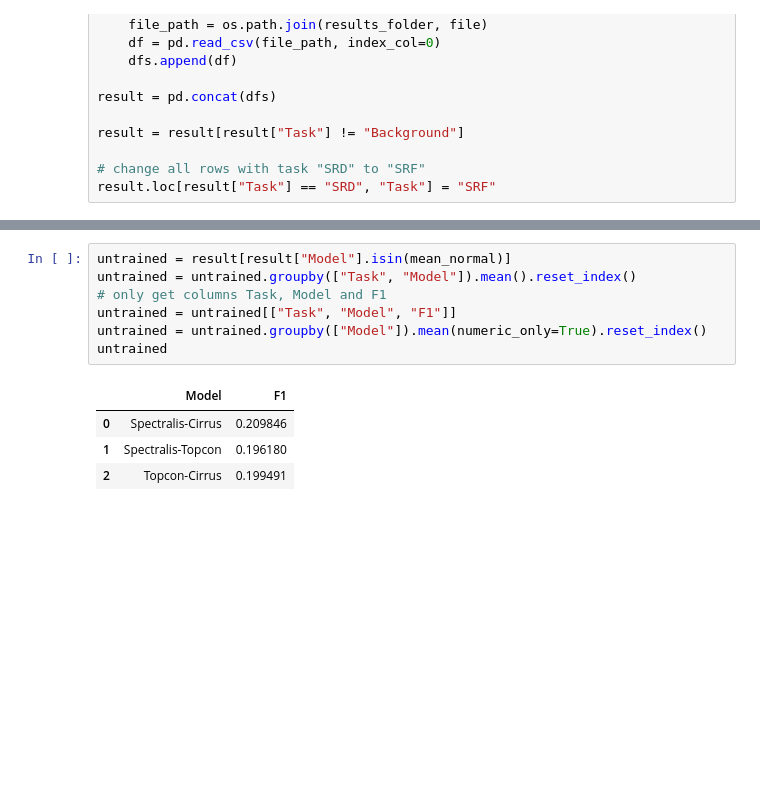
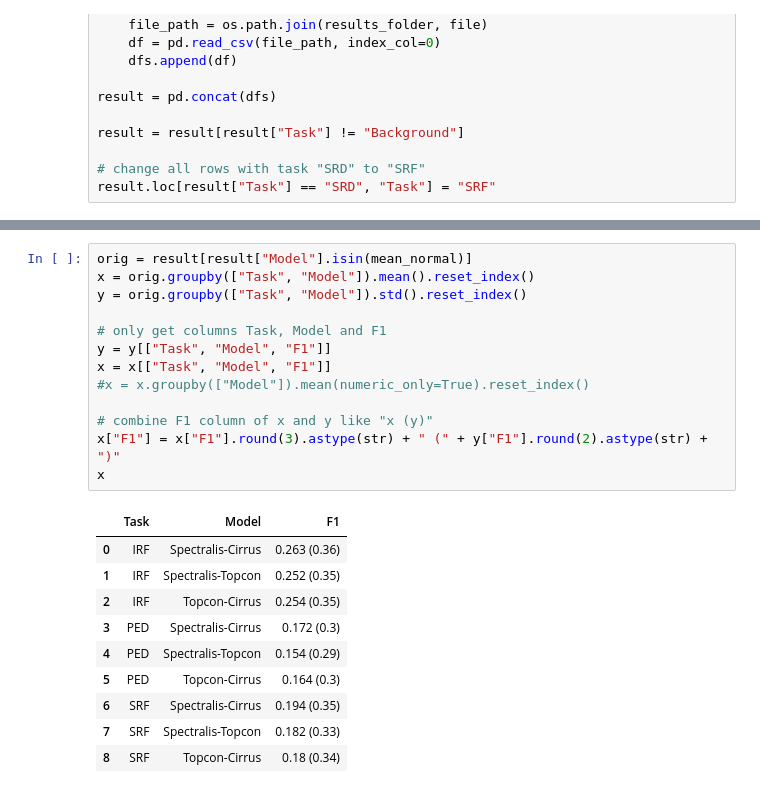
Before and after one commit to moritsih/OPTIMA_SeminarPractical, a Jupyter notebook: practical/main.ipynb, the cells around one changed output, grey strips where cells are left out. Cells and saved outputs as stored; diff of their text form; blank space fills up the shorter version.

Commit message:
Added some results plotting

```diff
--- a/practical/main.ipynb
+++ b/practical/main.ipynb
@@ -334,13 +410,25 @@ untrained
 # %%
-untrained = result[result["Model"].isin(mean_normal)]
-untrained = untrained.groupby(["Task", "Model"]).mean().reset_index()
+orig = result[result["Model"].isin(mean_normal)]
+x = orig.groupby(["Task", "Model"]).mean().reset_index()
+y = orig.groupby(["Task", "Model"]).std().reset_index()
+
 # only get columns Task, Model and F1
-untrained = untrained[["Task", "Model", "F1"]]
-untrained = untrained.groupby(["Model"]).mean(numeric_only=True).reset_index()
-untrained
+y = y[["Task", "Model", "F1"]]
+x = x[["Task", "Model", "F1"]]
+#x = x.groupby(["Model"]).mean(numeric_only=True).reset_index()
+
+# combine F1 column of x and y like "x (y)"
+x["F1"] = x["F1"].round(3).astype(str) + " (" + y["F1"].round(2).astype(str) + ")"
+x
 # %% [output]
-|  | Model | F1 |
-| 0 | Spectralis-Cirrus | 0.209846 |
-| 1 | Spectralis-Topcon | 0.196180 |
-| 2 | Topcon-Cirrus | 0.199491 |
+|  | Task | Model | F1 |
+| 0 | IRF | Spectralis-Cirrus | 0.263 (0.36) |
+| 1 | IRF | Spectralis-Topcon | 0.252 (0.35) |
+| 2 | IRF | Topcon-Cirrus | 0.254 (0.35) |
+| 3 | PED | Spectralis-Cirrus | 0.172 (0.3) |
+| 4 | PED | Spectralis-Topcon | 0.154 (0.29) |
+| 5 | PED | Topcon-Cirrus | 0.164 (0.3) |
+| 6 | SRF | Spectralis-Cirrus | 0.194 (0.35) |
+| 7 | SRF | Spectralis-Topcon | 0.182 (0.33) |
+| 8 | SRF | Topcon-Cirrus | 0.18 (0.34) |
 # %%
```
Also changed, not shown: parts of 11 cells of this notebook, 1 other file.
